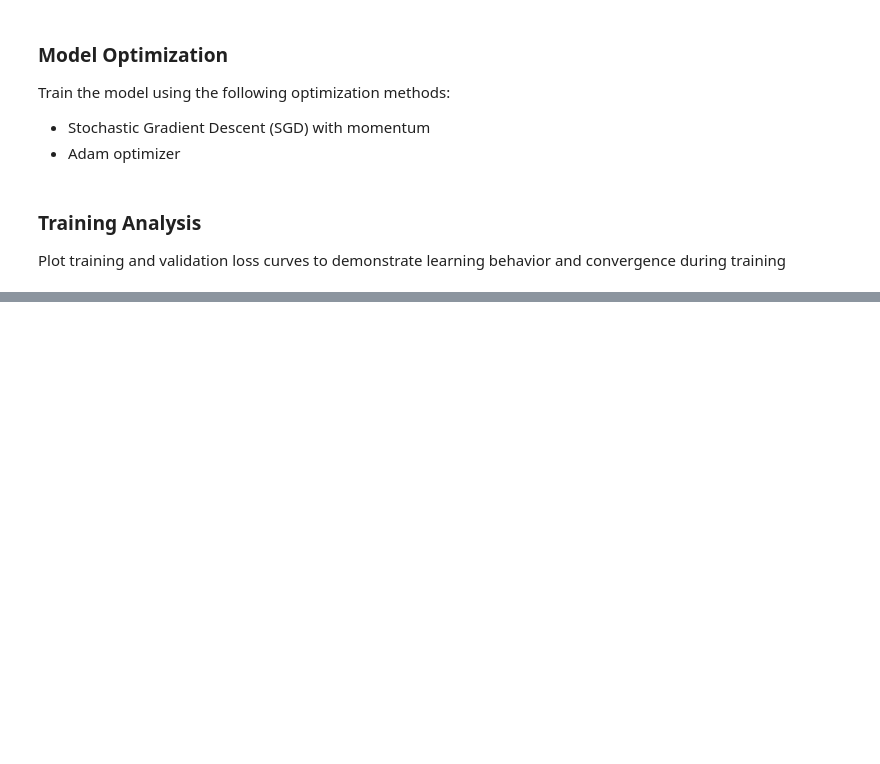
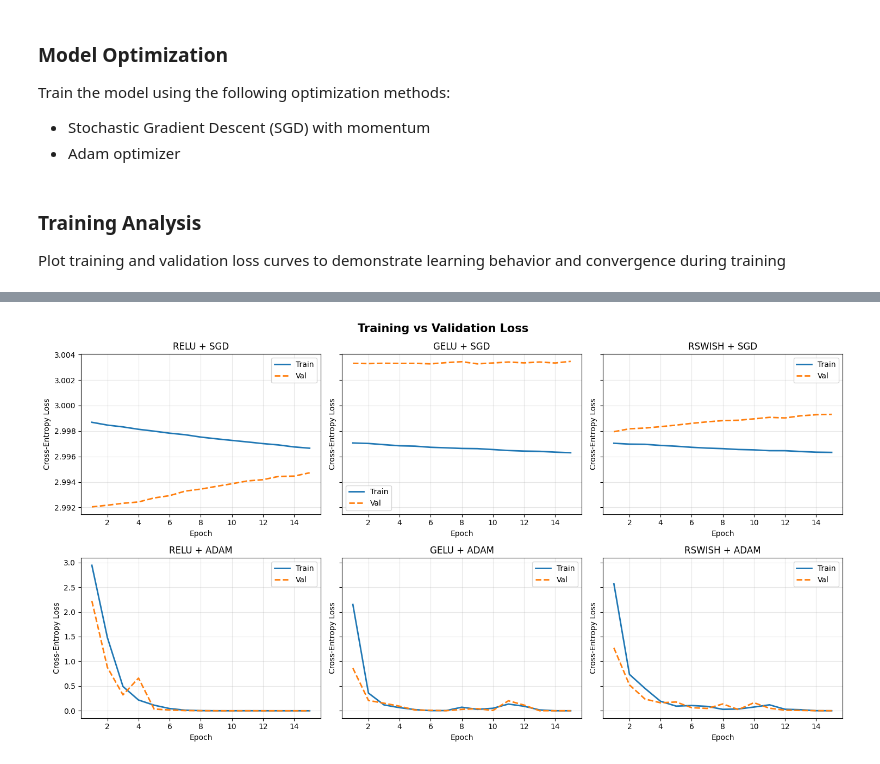
Before and after one commit to kingjaceo/neural_networks, a Jupyter notebook: assignments/assignment1/task2.ipynb, the cells around one changed output, grey strips where cells are left out. Saved outputs shown, nothing was run; the diff lists cells and outputs as text; code cells hidden in the pictures; blank space fills up the shorter version.

```diff
--- a/assignments/assignment1/task2.ipynb
+++ b/assignments/assignment1/task2.ipynb
@@ -153,0 +441,24 @@ Present overall performance without thresholding, then also report metrics for p
+# %%
+epochs = range(1, NUM_EPOCHS + 1)
+
+fig, axes = plt.subplots(len(OPTIMIZER_NAMES), len(ACTIVATION_NAMES),
+                         figsize=(15, 8), sharey="row")
+fig.suptitle("Training vs Validation Loss", fontsize=15, fontweight="bold")
+
+for row, opt_name in enumerate(OPTIMIZER_NAMES):
+    for col, act_name in enumerate(ACTIVATION_NAMES):
+        ax  = axes[row][col]
+        rec = history[(act_name, opt_name)]
+        ax.plot(epochs, rec["train_losses"], label="Train", linewidth=2)
+        ax.plot(epochs, rec["val_losses"],   label="Val",   linewidth=2, linestyle="--")
+        ax.set_title(f"{act_name.upper()} + {opt_name.upper()}")
+        ax.set_xlabel("Epoch")
+        ax.set_ylabel("Cross-Entropy Loss")
+        ax.legend()
+        ax.grid(alpha=0.3)
+
+plt.tight_layout()
+plt.savefig("figures/task2_training_loss_curves.png", dpi=150, bbox_inches="tight")
+plt.show()
+# %% [output]
+[figure, added]
```
Also changed, not shown: parts of 14 cells of this notebook, 13 other files.
